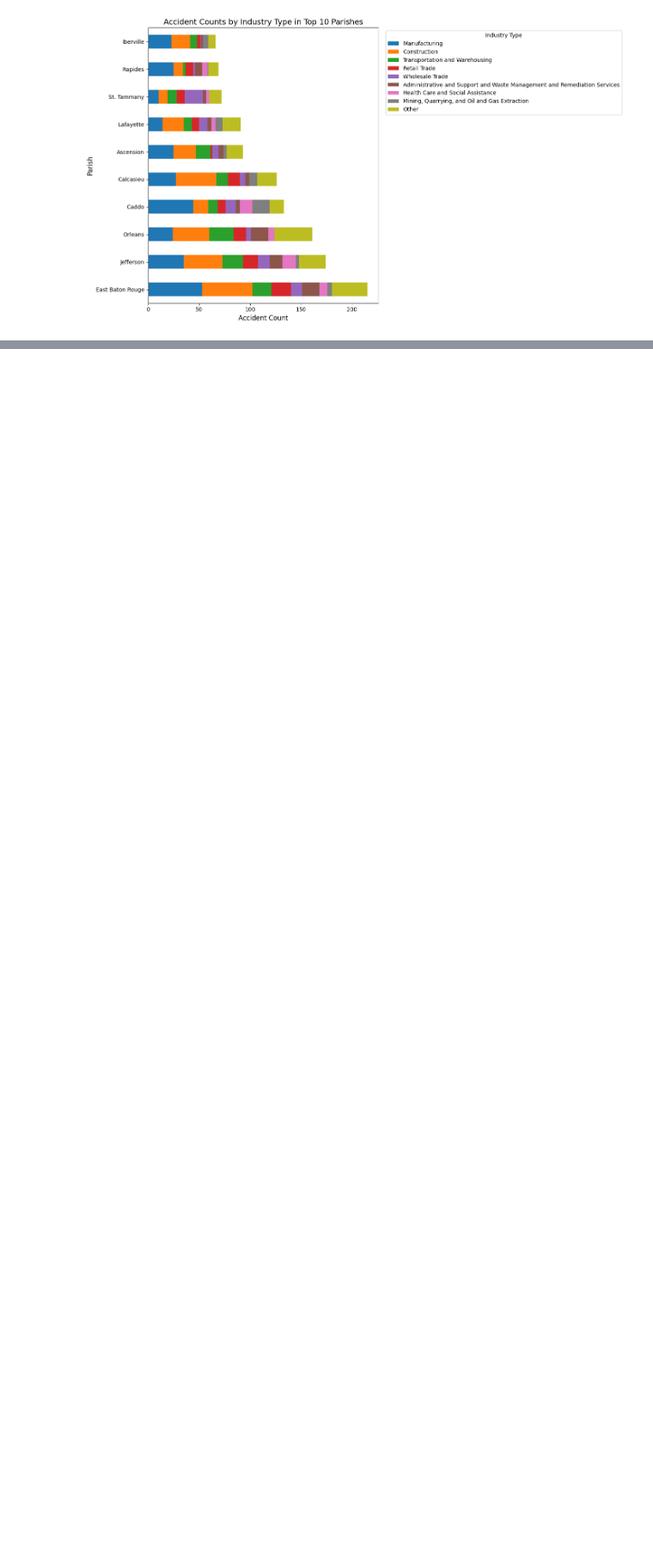
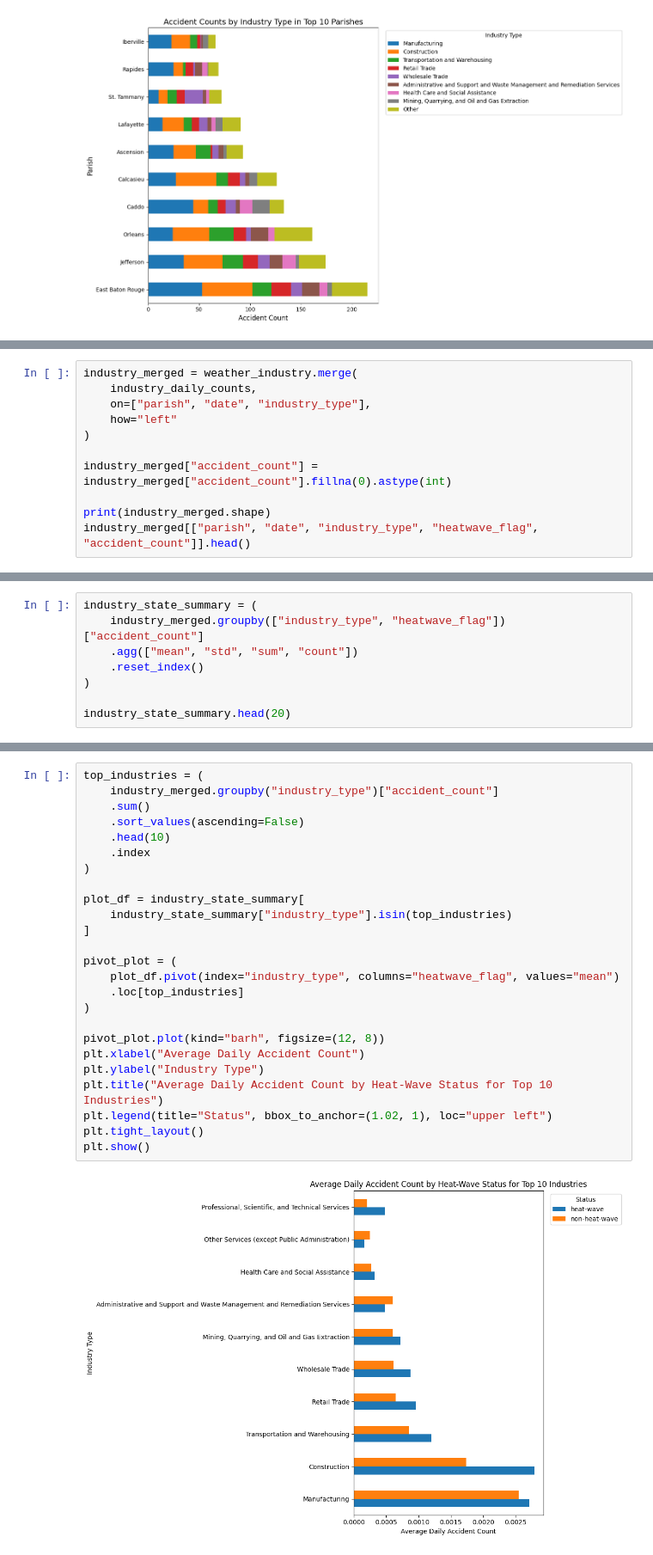
Before and after one commit to RionelxSlovesky/heatwave-accident-analysis-louisiana, a Jupyter notebook: notebooks/main_analysis.ipynb, the cells around one changed output, grey strips where cells are left out. Shown at 86% size. Drawn from its saved outputs; the diff is of its cells as text; blank space fills up the shorter version.

```diff
--- a/notebooks/main_analysis.ipynb
+++ b/notebooks/main_analysis.ipynb
@@ -172,0 +463,11 @@ plt.show()
+# %%
+industry_merged = weather_industry.merge(
+    industry_daily_counts,
+    on=["parish", "date", "industry_type"],
+    how="left"
+)
+
+industry_merged["accident_count"] = industry_merged["accident_count"].fillna(0).astype(int)
+
+print(industry_merged.shape)
+industry_merged[["parish", "date", "industry_type", "heatwave_flag", "accident_count"]].head()
@@ -172,0 +482,8 @@ plt.show()
+# %%
+industry_state_summary = (
+    industry_merged.groupby(["industry_type", "heatwave_flag"])["accident_count"]
+    .agg(["mean", "std", "sum", "count"])
+    .reset_index()
+)
+
+industry_state_summary.head(20)
@@ -172,0 +560,27 @@ plt.show()
+# %%
+top_industries = (
+    industry_merged.groupby("industry_type")["accident_count"]
+    .sum()
+    .sort_values(ascending=False)
+    .head(10)
+    .index
+)
+
+plot_df = industry_state_summary[
+    industry_state_summary["industry_type"].isin(top_industries)
+]
+
+pivot_plot = (
+    plot_df.pivot(index="industry_type", columns="heatwave_flag", values="mean")
+    .loc[top_industries]
+)
+
+pivot_plot.plot(kind="barh", figsize=(12, 8))
+plt.xlabel("Average Daily Accident Count")
+plt.ylabel("Industry Type")
+plt.title("Average Daily Accident Count by Heat-Wave Status for Top 10 Industries")
+plt.legend(title="Status", bbox_to_anchor=(1.02, 1), loc="upper left")
+plt.tight_layout()
+plt.show()
+# %% [output]
+[figure, added]
```
Also changed, not shown: parts of 44 cells of this notebook, 4 other files.
